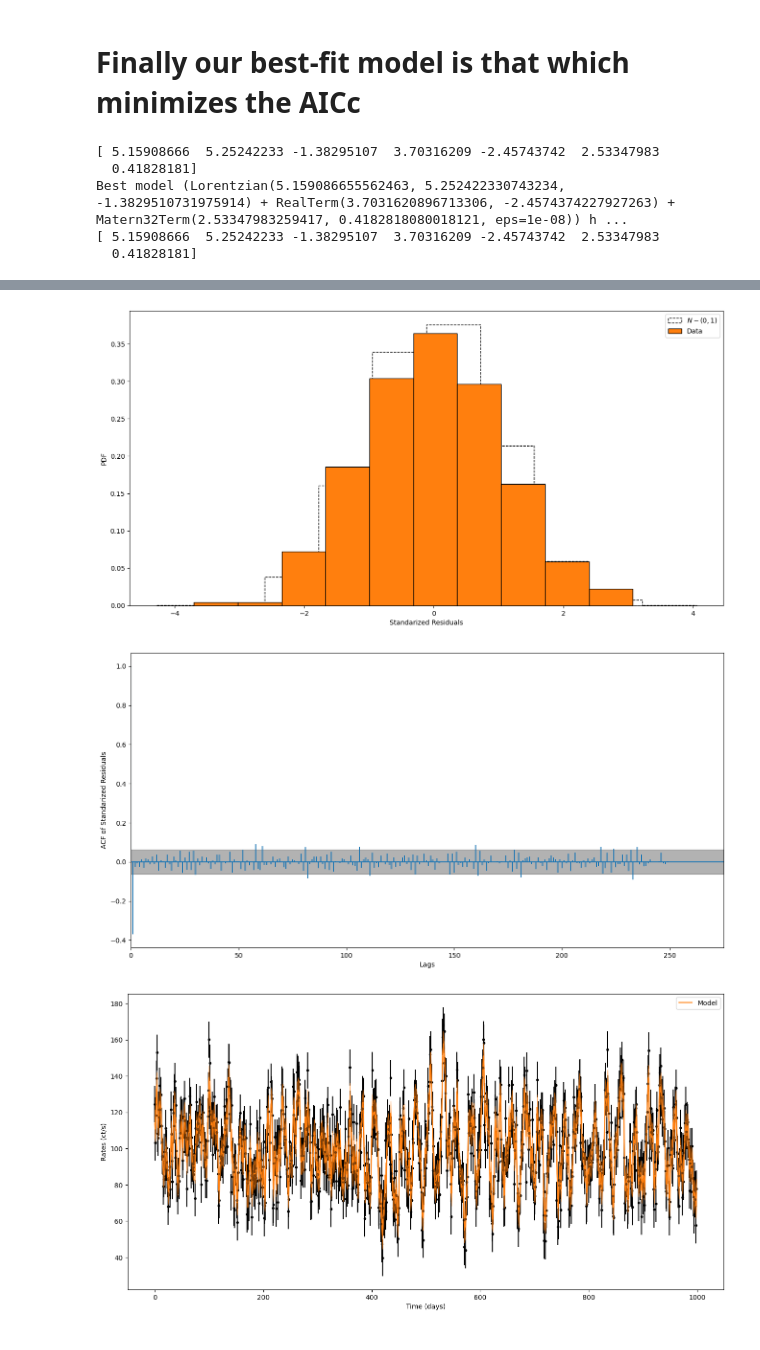
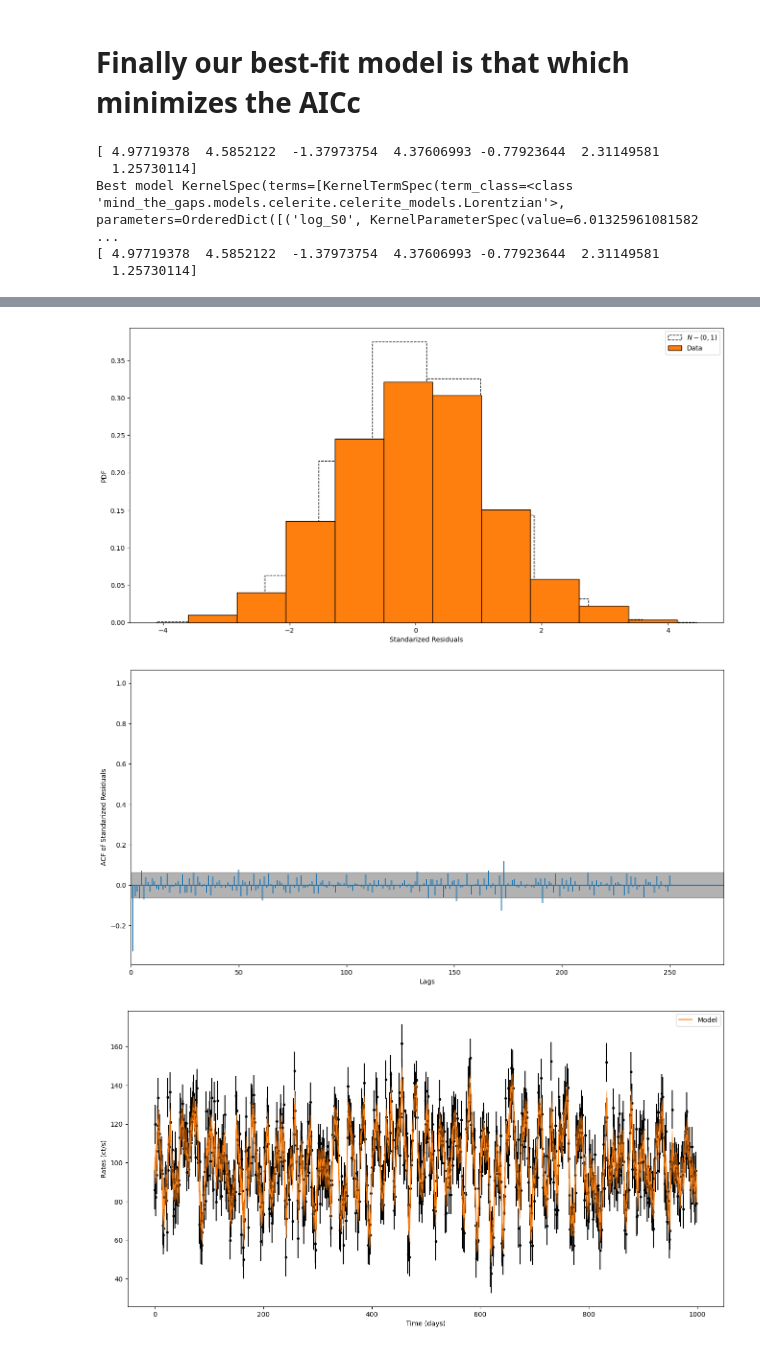
Before and after one commit to andresgur/mind_the_gaps, a Jupyter notebook: notebooks/tutorial_model_selection.ipynb, the cells around one changed output, grey strips where cells are left out. Cells and saved outputs as stored; diff of their text form; code cells hidden in the pictures.

```diff
--- a/notebooks/tutorial_model_selection.ipynb
+++ b/notebooks/tutorial_model_selection.ipynb
@@ -124,14 +195,14 @@ cpus = 12
 aiccs = []
 pvalues = []
 gps = []
-for kernel in models:
+for kernel_spec in models:
     print(kernel)
     print("------------------------------------------------------------------")
-    gp = GPModelling(input_lc, kernel)
+    gp = GPModelling( kernel_spec=kernel_spec, lightcurve=input_lc, fit_mean=False)
     # here we first minimize the likelihood and then run a small MCMC to ensure we find the maximum of the loglikelihood
     gp.derive_posteriors(fit=True, max_steps=2000, walkers=2 * cpus, cores=cpus, progress=False)
     best_pars = gp.max_parameters
-    gp.gp.set_parameter_vector(best_pars)
+    gp.parameters = best_pars
     std_res = gp.standarized_residuals()
     pvalue = ks_1samp(std_res, norm.cdf).pvalue
     AICc = aicc(gp.max_loglikelihood, gp.k, input_lc.n)
@@ -158,7 +229,7 @@ p-value:0.234 | AICC: 8271.67
 best_gp = gps[np.argmin(aiccs)]
 print(best_gp.max_parameters)
 print(f"Best model {models[np.argmin(aiccs)]} has a p-value: {pvalues[np.argmin(AICc)]:.3f}")
-corner_fig = corner.corner(best_gp.mcmc_samples, labels=best_gp.gp.get_parameter_names(),
+corner_fig = corner.corner(best_gp.mcmc_samples, labels=best_gp.parameter_names,
                            title_fmt='.1f', truths=truth,
                             quantiles=[0.16, 0.5, 0.84], show_titles=True,
                             title_kwargs={"fontsize": 18}, max_n_ticks=3, labelpad=0.08,
@@ -166,9 +237,9 @@ corner_fig = corner.corner(best_gp.mcmc_samples, labels=best_gp.gp.get_parameter
 
 plt.savefig("corner.png")
 #
-best_gp.gp.set_parameter_vector(gp.max_parameters)
-print(best_gp.gp.get_parameter_vector())
-pred_mean, pred_var = gp.gp.predict(input_lc.y, return_var=True)
+best_gp.parameters = gp.max_parameters
+print(best_gp.parameters)
+pred_mean, pred_var = gp.predict(input_lc.y, return_var=True)
  # standarized residuals
 plt.figure()
 std_res = gp.standarized_residuals()
@@ -199,8 +270,8 @@ plt.fill_between(times, pred_mean - np.sqrt(pred_var), pred_mean + np.sqrt(pred_
 plt.legend()
 plt.savefig("model.png")
 # %% [output]
-[ 5.15908666  5.25242233 -1.38295107  3.70316209 -2.45743742  2.53347983
-  0.41828181]
-Best model (Lorentzian(5.159086655562463, 5.252422330743234, -1.3829510731975914) + RealTerm(3.7031620896713306, -2.4574374227927263) + Matern32Term(2.53347983259417, 0.4182818080018121, eps=1e-08)) h ...
-[ 5.15908666  5.25242233 -1.38295107  3.70316209 -2.45743742  2.53347983
-  0.41828181]
+[ 4.97719378  4.5852122  -1.37973754  4.37606993 -0.77923644  2.31149581
+  1.25730114]
+Best model KernelSpec(terms=[KernelTermSpec(term_class=<class 'mind_the_gaps.models.celerite.celerite_models.Lorentzian'>, parameters=OrderedDict([('log_S0', KernelParameterSpec(value=6.01325961081582 ...
+[ 4.97719378  4.5852122  -1.37973754  4.37606993 -0.77923644  2.31149581
+  1.25730114]
@@ -208,3 +279,3 @@ Best model (Lorentzian(5.159086655562463, 5.252422330743234, -1.3829510731975914
-[figure, old version]
+[figure, new version]
-[figure, old version]
+[figure, new version]
-[figure, old version]
+[figure, new version]
```
Also changed, not shown: parts of 5 cells of this notebook, 18 other files.
